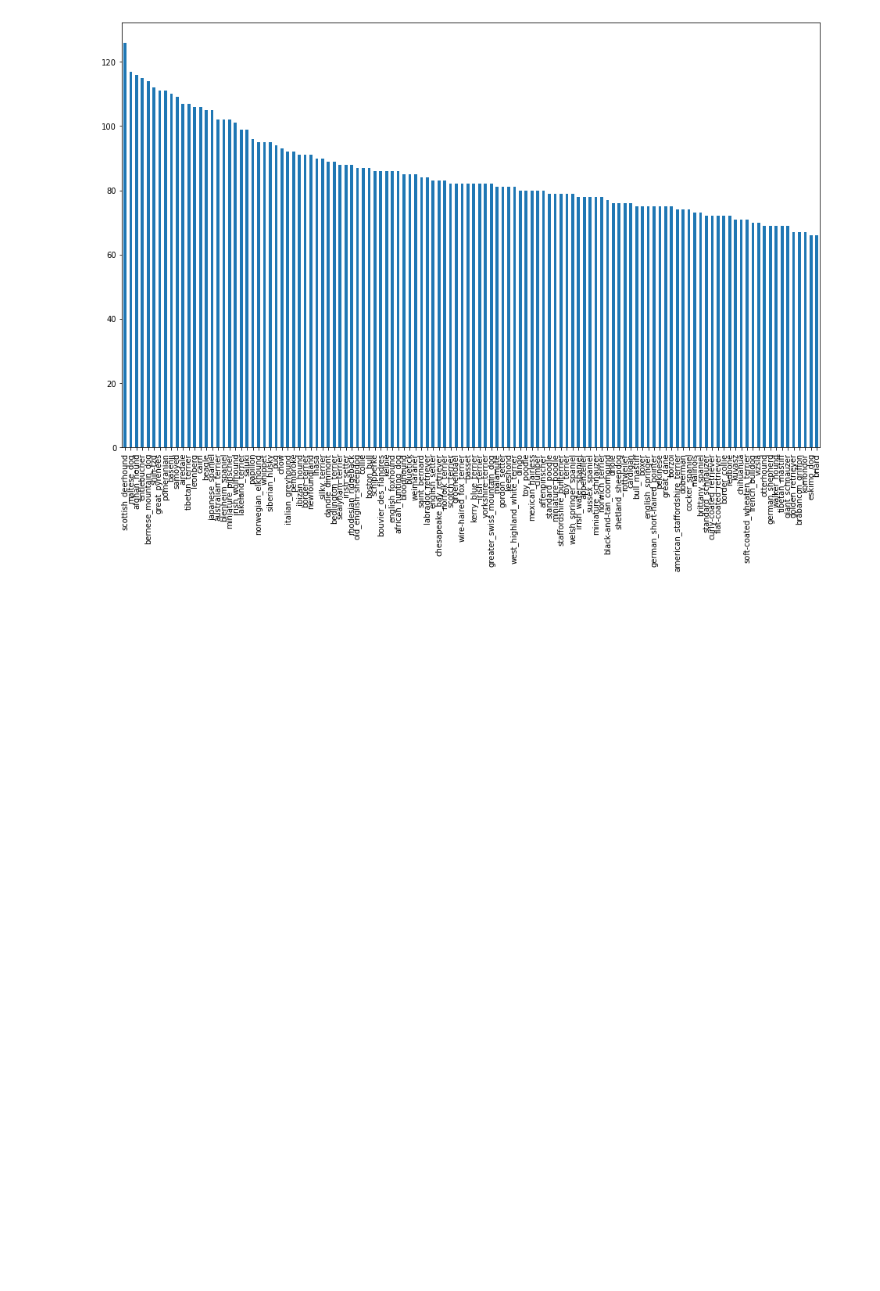
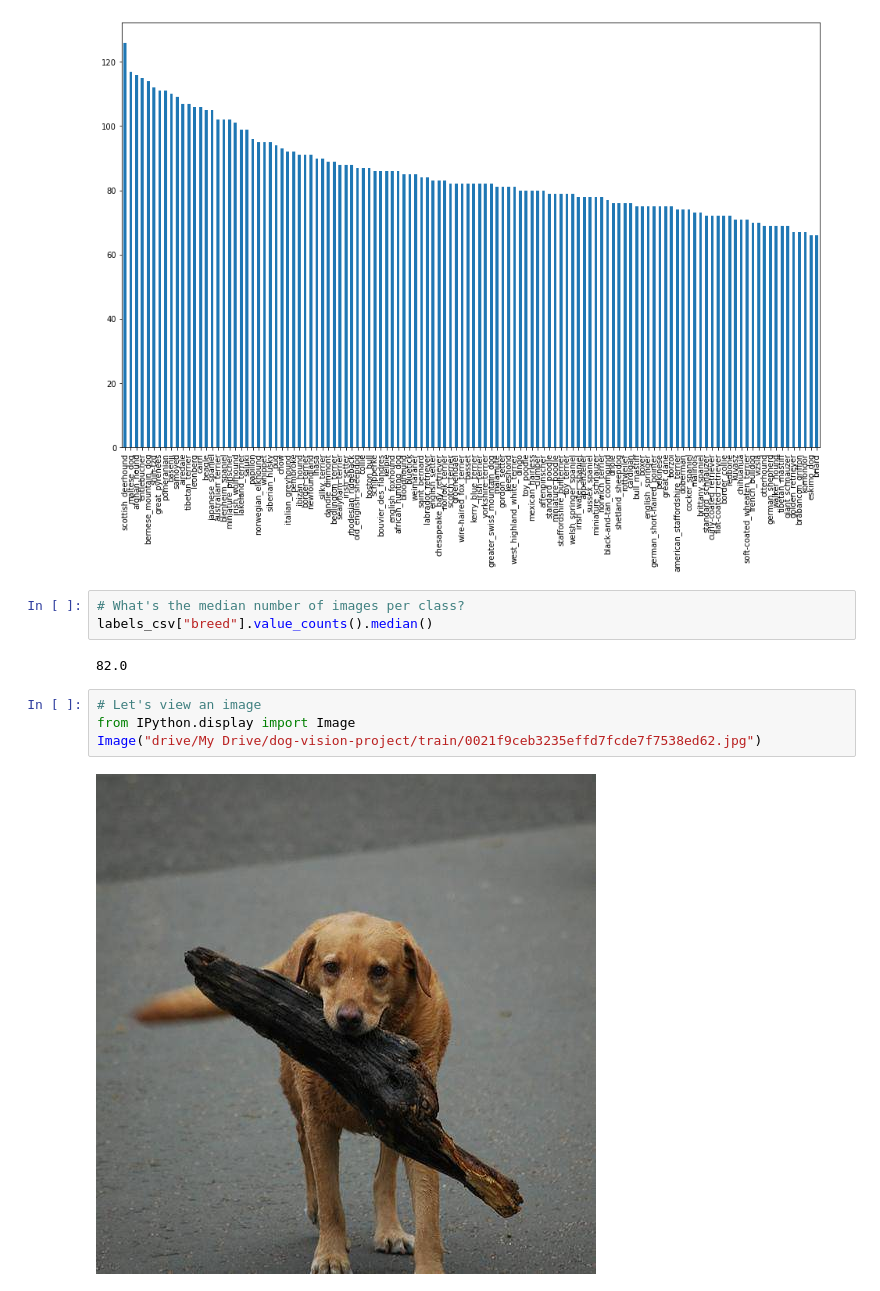
Before and after one commit to chermont04/ML-DS-BootCamp, a Jupyter notebook: notebooks/dog_vision.ipynb, the cells around one changed output. Saved outputs shown, nothing was run; the diff lists cells and outputs as text; blank space fills up the shorter version.

```diff
--- a/notebooks/dog_vision.ipynb
+++ b/notebooks/dog_vision.ipynb
@@ -98,3 +80,14 @@ labels_csv["breed"].value_counts().plot.bar(figsize = (16, 10))
 # %% [output]
 <matplotlib.axes._subplots.AxesSubplot at 0x...>
 [figure]
+# %%
+# What's the median number of images per class?
+labels_csv["breed"].value_counts().median()
+# %% [output]
+82.0
+# %%
+# Let's view an image
+from IPython.display import Image
+Image("drive/My Drive/dog-vision-project/train/0021f9ceb3235effd7fcde7f7538ed62.jpg")
+# %% [output]
+[figure, added]
```
Also changed, not shown: parts of 15 cells of this notebook.
